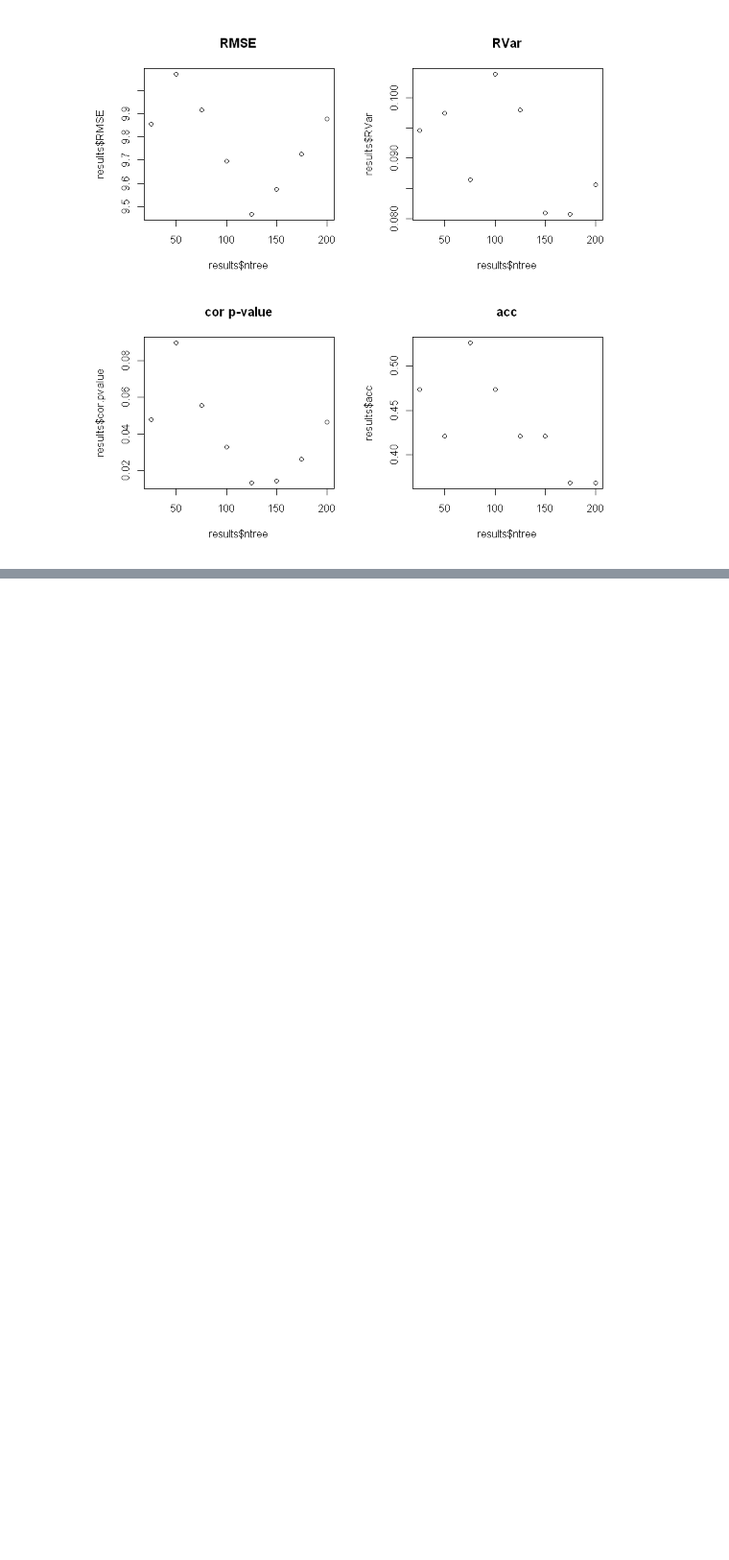
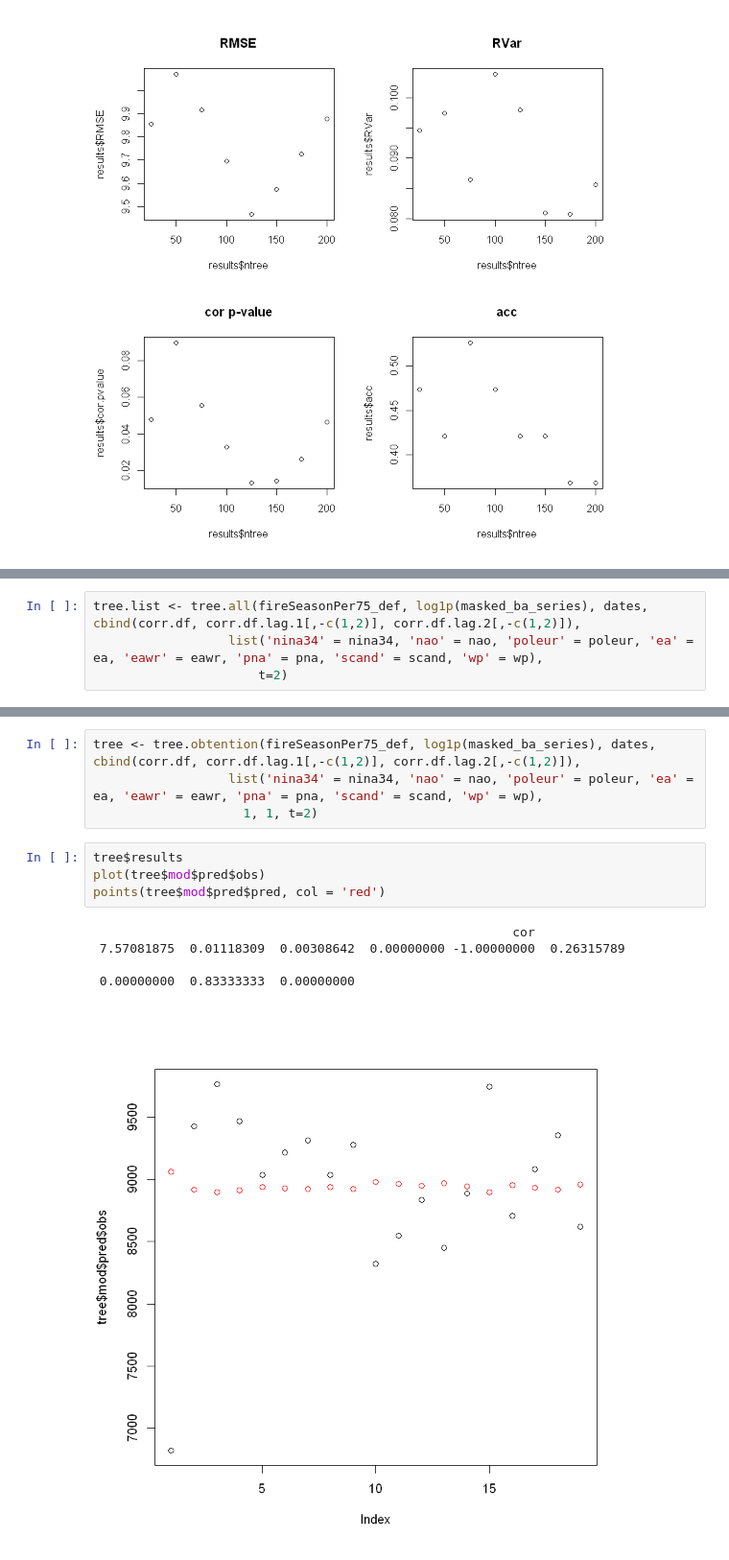
Before and after one commit to MarcosVM98/TFM, a Jupyter notebook: notebooks/Modelling_new.ipynb, the cells around one changed output, grey strips where cells are left out. Shown at 96% size. Drawn from its saved outputs; the diff is of its cells as text; blank space fills up the shorter version.

Commit message:
Trying using regression trees

```diff
--- a/notebooks/Modelling_new.ipynb
+++ b/notebooks/Modelling_new.ipynb
@@ -612,0 +597,4 @@ rf <- rf.obtention.plot(fireSeasonPer75_def, log1p(masked_ba_series), dates, cbi
+# %%
+tree.list <- tree.all(fireSeasonPer75_def, log1p(masked_ba_series), dates, cbind(corr.df, corr.df.lag.1[,-c(1,2)], corr.df.lag.2[,-c(1,2)]),
+                  list('nina34' = nina34, 'nao' = nao, 'poleur' = poleur, 'ea' = ea, 'eawr' = eawr, 'pna' = pna, 'scand' = scand, 'wp' = wp),
+                      t=2)
@@ -612,0 +621,14 @@ rf <- rf.obtention.plot(fireSeasonPer75_def, log1p(masked_ba_series), dates, cbi
+# %%
+tree <- tree.obtention(fireSeasonPer75_def, log1p(masked_ba_series), dates, cbind(corr.df, corr.df.lag.1[,-c(1,2)], corr.df.lag.2[,-c(1,2)]),
+                  list('nina34' = nina34, 'nao' = nao, 'poleur' = poleur, 'ea' = ea, 'eawr' = eawr, 'pna' = pna, 'scand' = scand, 'wp' = wp),
+                    1, 1, t=2)
+# %%
+tree$results
+plot(tree$mod$pred$obs)
+points(tree$mod$pred$pred, col = 'red')
+# %% [output]
+                                                        cor
+ 7.57081875  0.01118309  0.00308642  0.00000000 -1.00000000  0.26315789
+
+ 0.00000000  0.83333333  0.00000000
+[figure, added]
```
Also changed, not shown: parts of 22 cells of this notebook, 1 other file.
